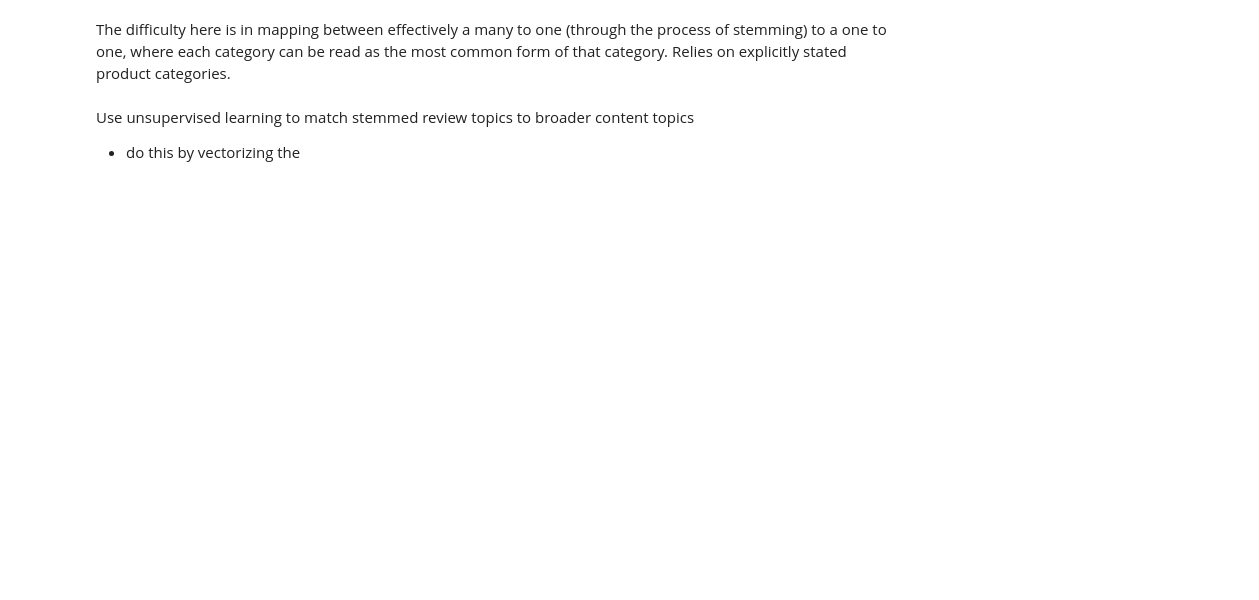
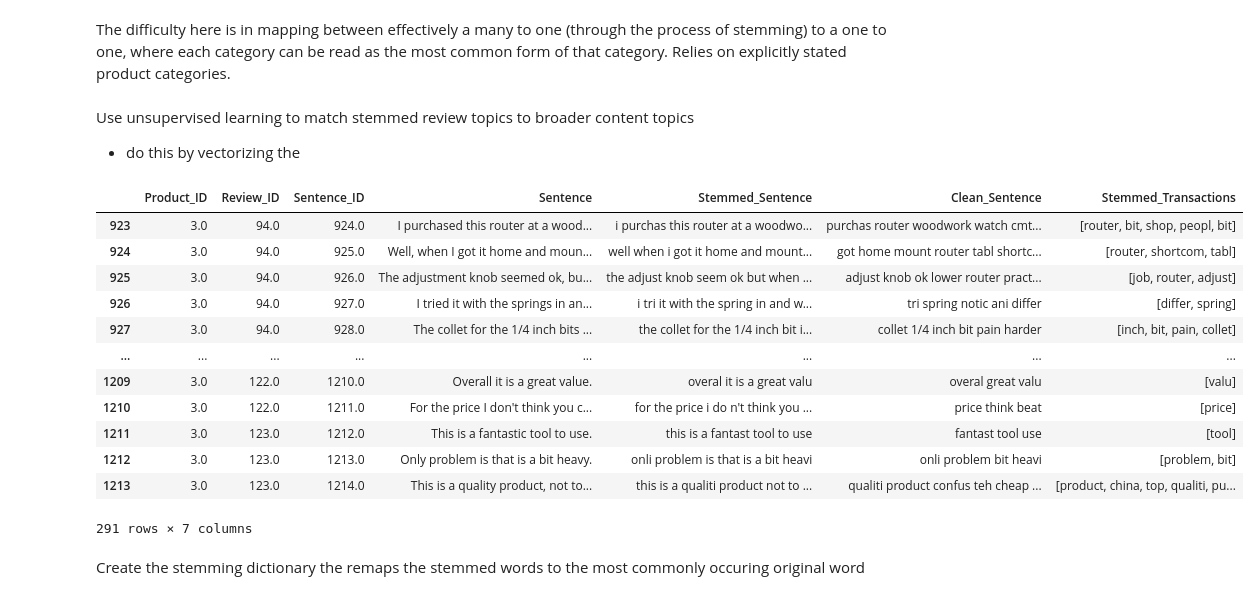
Before and after one commit to metajos/opinion-miner, a Jupyter notebook: testing.ipynb, the cells around one changed output. Saved outputs shown, nothing was run; the diff lists cells and outputs as text; code cells hidden in the pictures; blank space fills up the shorter version.

```diff
--- a/testing.ipynb
+++ b/testing.ipynb
@@ -41,18 +68,13 @@ review_1
 # %%
 #Create a copy of the database to perform feature extraction
-category_table = database.loc[:,"Product_ID":"Sentence_ID"].copy()
+category_table = database.loc[:,"Product_ID":"Sentence"].copy()
 # Perform Stemming on the sentences
 category_table["Stemmed_Sentence"] = database.Sentence.apply(lambda x: FeatureExtraction.stemming([x])[0])
 # Remove the stop words
-category_table["Stemmed_Sentence"] = category_table["Stemmed_Sentence"].apply(lambda x: FeatureExtraction.remove_stop([x])[0])
+category_table["Clean_Sentence"] = category_table["Stemmed_Sentence"].apply(lambda x: FeatureExtraction.remove_stop([x])[0])
 
-category_table["FuzzyMatchedCategories"] = database["ExtractedCategories"].apply(lambda x: FeatureExtraction.fuzzy_match_categories())
-# category_table["Stemmed"] = category_table["ExtractedCategories"].apply(lambda x : FeatureExtraction.stemming(x))
-# display(category_table)
-# # Flatten the stemmed categories into a list and then count the frequencies of each category
-# flattened_list =  [category for category_set in category_table["Stemmed"] for category in category_set]
-# counter = Counter(flattened_list)
-# counts = [c for p, c in counter.most_common()]
-# items = [p for p, c in counter.most_common()]
-# # counts
-# counter.most_common(10)
+flattened_nouns = [item for sublist in database.ExtractedCategories for item in sublist]
+frequency_sorted_nouns = [item for item, count in Counter(flattened_nouns).most_common()]
+midpoint = len(frequency_sorted_nouns)//2
+firsthalf = frequency_sorted_nouns[:midpoint]
+secondhalf = frequency_sorted_nouns[midpoint:]
@@ -96,0 +104,23 @@ vocabulary
+# %%
+D = FeatureExtraction.fuzzy_match_categories(test_categories=secondhalf, target_categories=firsthalf)
+transactions = list(map(lambda x: FeatureExtraction.fuzzy_match_categories(x, D), database.ExtractedCategories))
+stemmed_transactions = list(map(lambda x: FeatureExtraction.stemming(x), transactions))
+category_table["Stemmed_Transactions"] = stemmed_transactions
+item_set = [lst for lst in stemmed_transactions if len(lst) != 0]
+category_table
+# %% [output]
+|  | Product_ID | Review_ID | Sentence_ID | Sentence | Stemmed_Sentence | Clean_Sentence | Stemmed_Transactions |
+| 923 | 3.0 | 94.0 | 924.0 | I purchased this router at a wood... | i purchas this router at a woodwo... | purchas router woodwork watch cmt... | [router, bit, shop, peopl, bit] |
+| 924 | 3.0 | 94.0 | 925.0 | Well, when I got it home and moun... | well when i got it home and mount... | got home mount router tabl shortc... | [router, shortcom, tabl] |
+| 925 | 3.0 | 94.0 | 926.0 | The adjustment knob seemed ok, bu... | the adjust knob seem ok but when ... | adjust knob ok lower router pract... | [job, router, adjust] |
+| 926 | 3.0 | 94.0 | 927.0 | I tried it with the springs in an... | i tri it with the spring in and w... | tri spring notic ani differ | [differ, spring] |
+| 927 | 3.0 | 94.0 | 928.0 | The collet for the 1/4 inch bits ... | the collet for the 1/4 inch bit i... | collet 1/4 inch bit pain harder | [inch, bit, pain, collet] |
+| ... | ... | ... | ... | ... | ... | ... | ... |
+| 1209 | 3.0 | 122.0 | 1210.0 | Overall it is a great value. | overal it is a great valu | overal great valu | [valu] |
+| 1210 | 3.0 | 122.0 | 1211.0 | For the price I don't think you c... | for the price i do n't think you ... | price think beat | [price] |
+| 1211 | 3.0 | 123.0 | 1212.0 | This is a fantastic tool to use. | this is a fantast tool to use | fantast tool use | [tool] |
+| 1212 | 3.0 | 123.0 | 1213.0 | Only problem is that is a bit heavy. | onli problem is that is a bit heavi | onli problem bit heavi | [problem, bit] |
+| 1213 | 3.0 | 123.0 | 1214.0 | This is a quality product, not to... | this is a qualiti product not to ... | qualiti product confus teh cheap ... | [product, china, top, qualiti, pu... |
+291 rows × 7 columns
+# %% [markdown]
+Create the stemming dictionary the remaps the stemmed words to the most commonly occuring original word
```
Also changed, not shown: parts of 20 cells of this notebook, 2 other files.
